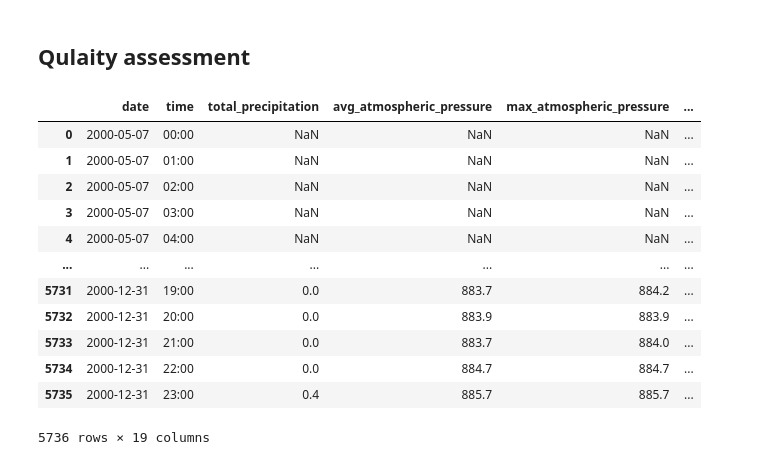
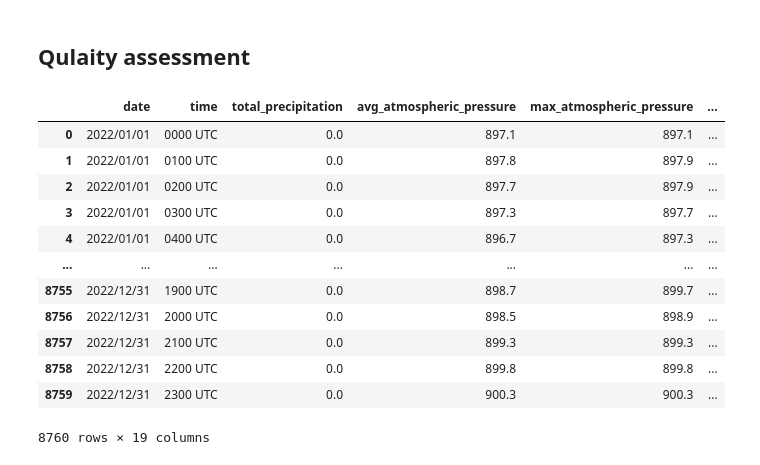
Before and after one commit to schmidtvinicius/data-engineering, a Jupyter notebook: quality-assessment/analysis.ipynb, the cells around one changed output. Drawn from its saved outputs; the diff is of its cells as text; code cells hidden in the pictures.

```diff
--- a/quality-assessment/analysis.ipynb
+++ b/quality-assessment/analysis.ipynb
@@ -25,30 +22,30 @@ column_names = ['date','time','total_precipitation','avg_atmospheric_pressure','
 # column_types = [VARCHAR,VARCHAR,DOUBLE,DOUBLE,DOUBLE,DOUBLE,DOUBLE,DOUBLE,DOUBLE,DOUBLE,DOUBLE,DOUBLE,DOUBLE,DOUBLE,DOUBLE,DOUBLE,DOUBLE,DOUBLE,DOUBLE]
 # column_names = ['column00','column01','column02','column03','column04','column05','column06','column07','column08','column09','column10','column11','column12','column13','column14','column15','column16','column17','column18']
 # %%
-df = pd.read_csv('../data/2000/INMET_CO_DF_A001_BRASILIA_07-05-2000_A_31-12-2000.CSV',
+df = pd.read_csv('../data/2022/INMET_CO_DF_A045_AGUAS EMENDADAS_01-01-2022_A_31-12-2022.CSV',
                  encoding='ISO-8859-1',
                  delimiter=';',
                  skiprows=9,
                  decimal=',',
                  names=column_names,
-                 usecols=column_names,
-                 na_values=-9999,)  # We have to specify `usecols, because the files have a trailing ;, which causes an extra column to be created`
+                 usecols=column_names, # We have to specify `usecols, because the files have a trailing ;, which causes an extra column to be created`
+                 na_values=-9999,)
 
 df.drop_duplicates(subset=['date', 'time'])
 # %% [output]
 |  | date | time | total_precipitation | avg_atmospheric_pressure | max_atmospheric_pressure | ... |
-| 0 | 2000-05-07 | 00:00 | NaN | NaN | NaN | ... |
-| 1 | 2000-05-07 | 01:00 | NaN | NaN | NaN | ... |
-| 2 | 2000-05-07 | 02:00 | NaN | NaN | NaN | ... |
-| 3 | 2000-05-07 | 03:00 | NaN | NaN | NaN | ... |
-| 4 | 2000-05-07 | 04:00 | NaN | NaN | NaN | ... |
+| 0 | 2022/01/01 | 0000 UTC | 0.0 | 897.1 | 897.1 | ... |
+| 1 | 2022/01/01 | 0100 UTC | 0.0 | 897.8 | 897.9 | ... |
+| 2 | 2022/01/01 | 0200 UTC | 0.0 | 897.7 | 897.9 | ... |
+| 3 | 2022/01/01 | 0300 UTC | 0.0 | 897.3 | 897.7 | ... |
+| 4 | 2022/01/01 | 0400 UTC | 0.0 | 896.7 | 897.3 | ... |
 | ... | ... | ... | ... | ... | ... | ... |
-| 5731 | 2000-12-31 | 19:00 | 0.0 | 883.7 | 884.2 | ... |
-| 5732 | 2000-12-31 | 20:00 | 0.0 | 883.9 | 883.9 | ... |
-| 5733 | 2000-12-31 | 21:00 | 0.0 | 883.7 | 884.0 | ... |
-| 5734 | 2000-12-31 | 22:00 | 0.0 | 884.7 | 884.7 | ... |
-| 5735 | 2000-12-31 | 23:00 | 0.4 | 885.7 | 885.7 | ... |
+| 8755 | 2022/12/31 | 1900 UTC | 0.0 | 898.7 | 899.7 | ... |
+| 8756 | 2022/12/31 | 2000 UTC | 0.0 | 898.5 | 898.9 | ... |
+| 8757 | 2022/12/31 | 2100 UTC | 0.0 | 899.3 | 899.3 | ... |
+| 8758 | 2022/12/31 | 2200 UTC | 0.0 | 899.8 | 899.8 | ... |
+| 8759 | 2022/12/31 | 2300 UTC | 0.0 | 900.3 | 900.3 | ... |
-5736 rows × 19 columns
+8760 rows × 19 columns
 # %%
 def parse_time(time:str) -> str:
     if re.match('^([01][\d]|2[0-3])([0-5][\d]) UTC$',time) is not None:
```
Also changed, not shown: parts of 6 cells of this notebook.
